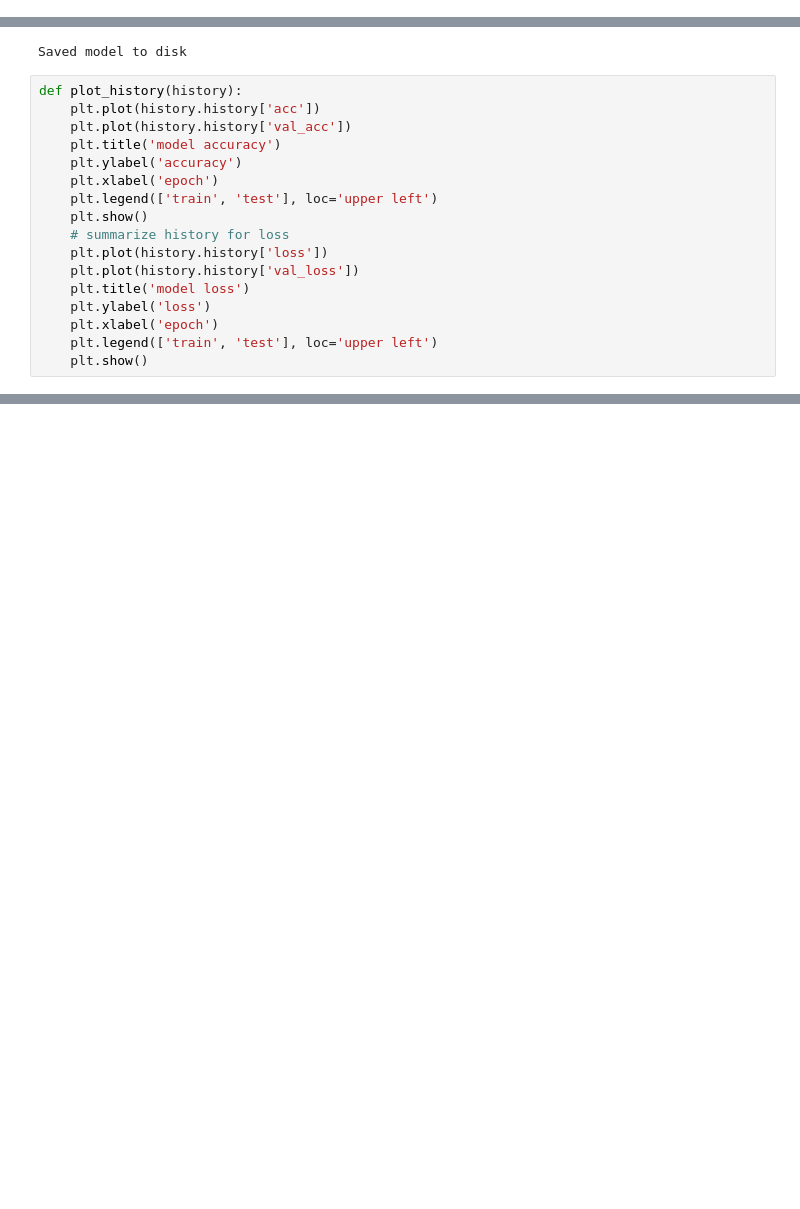
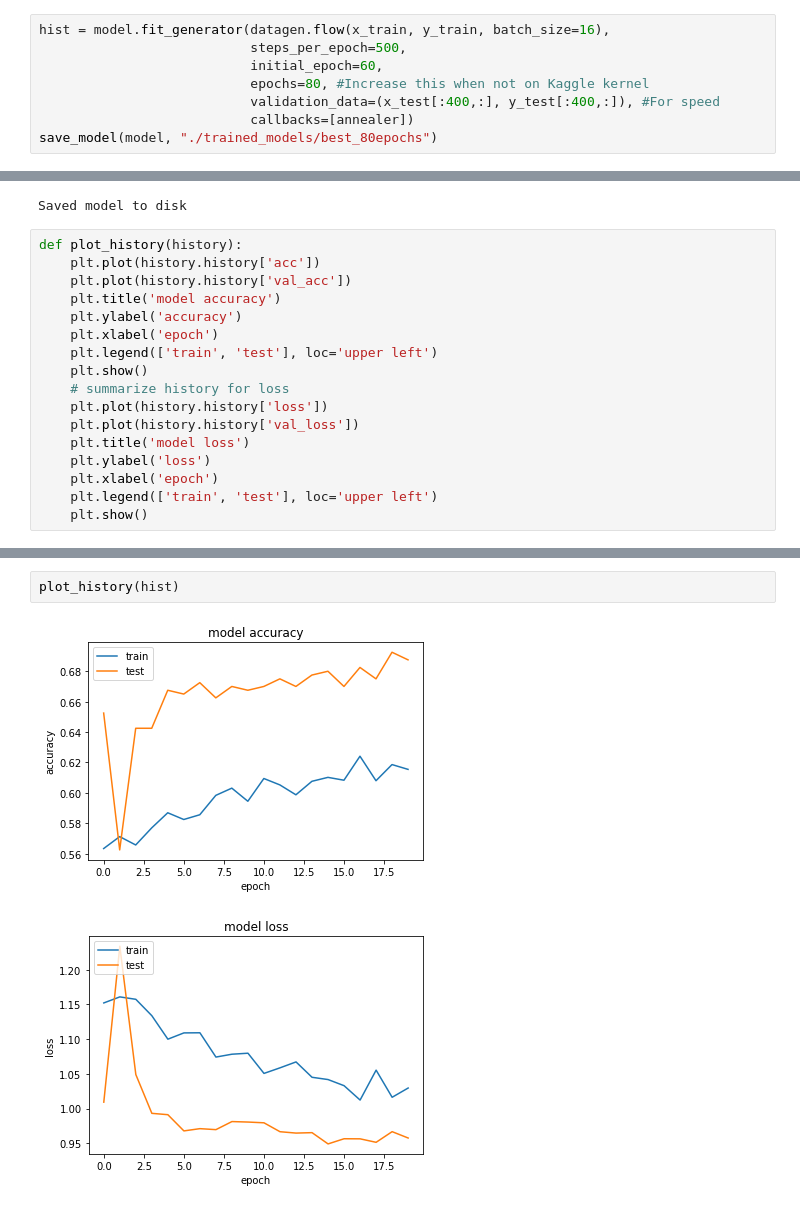
Before and after one commit to kal0ian/FacialEmotionRecognition, a Jupyter notebook: Facial emotions recognition.ipynb, the cells around one changed output, grey strips where cells are left out. Drawn from its saved outputs; the diff is of its cells as text; blank space fills up the shorter version.

```diff
--- a/Facial emotions recognition.ipynb
+++ b/Facial emotions recognition.ipynb
@@ -150,0 +198,8 @@ Epoch 40/40
+# %%
+hist = model.fit_generator(datagen.flow(x_train, y_train, batch_size=16),
+                           steps_per_epoch=500,
+                           initial_epoch=60,
+                           epochs=80, #Increase this when not on Kaggle kernel
+                           validation_data=(x_test[:400,:], y_test[:400,:]), #For speed
+                           callbacks=[annealer])
+save_model(model, "./trained_models/best_80epochs")
@@ -176,0 +253,5 @@ plot_history(hist)
+# %%
+plot_history(hist)
+# %% [output]
+[figure, added]
+[figure, added]
```
Also changed, not shown: parts of 10 cells of this notebook, 11 other files.
